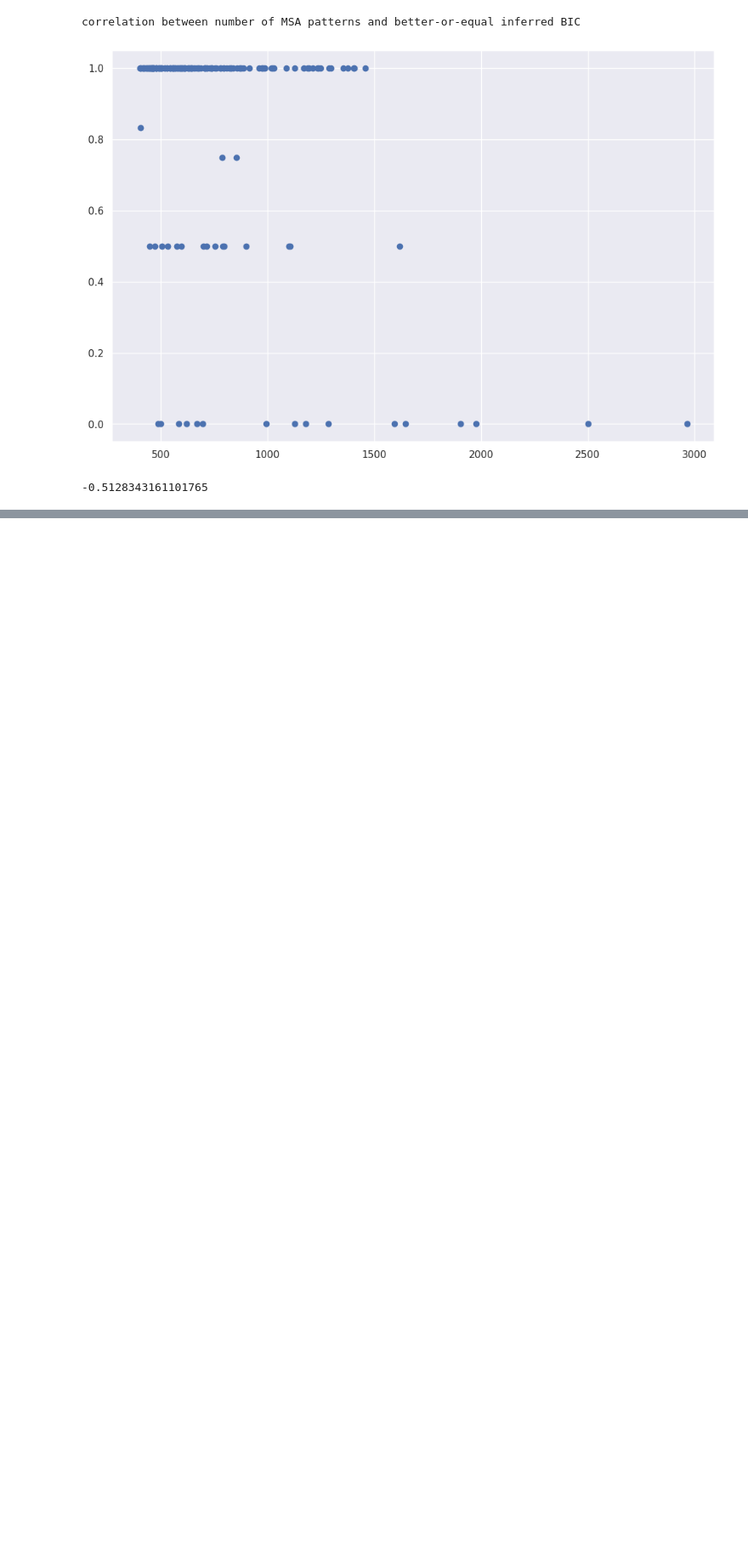
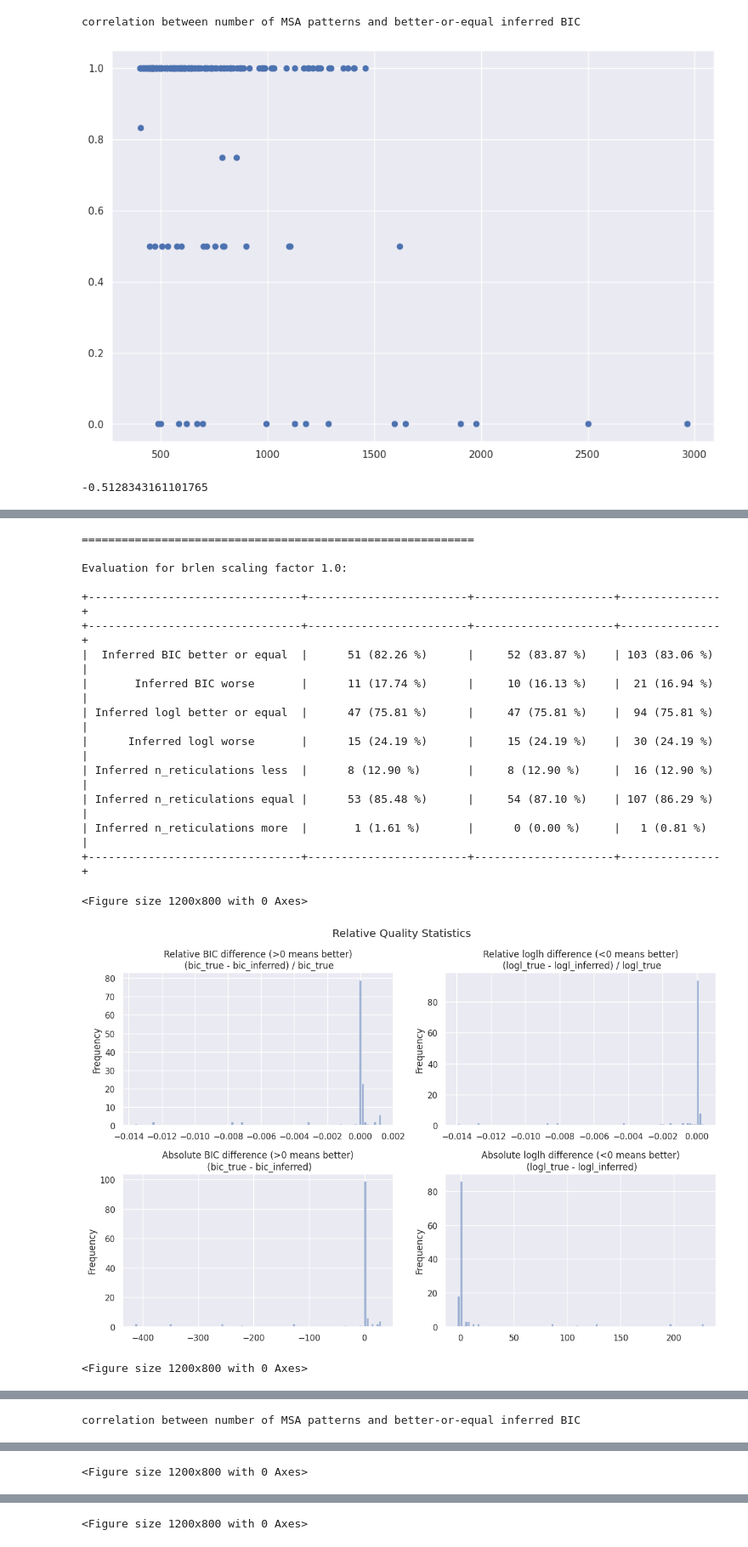
Before and after one commit to lutteropp/NetRAX, a Jupyter notebook: simulator/src/network/logic/report_notebook.ipynb, the cells around one changed output, grey strips where cells are left out. Shown at 85% size. Drawn from its saved outputs; the diff is of its cells as text; code cells hidden in the pictures; blank space fills up the shorter version.

```diff
--- a/simulator/src/network/logic/report_notebook.ipynb
+++ b/simulator/src/network/logic/report_notebook.ipynb
@@ -122,0 +176,26 @@ correlation between number of MSA patterns and better-or-equal inferred BIC
+# %%
+if 'brlen_scaler' in df_nonweird_random:
+    scalers = df_nonweird_random.brlen_scaler.unique()
+    for scaler in scalers:
+        print("===========================================================\n")
+        print("Evaluation for brlen scaling factor " + str(scaler) + ":\n")
+        df_nonweird_random_scaled = df_nonweird_random.query('brlen_scaler == ' + str(scaler))
+        show_plots(df_nonweird_random_scaled)
+# %% [output]
+===========================================================
+
+Evaluation for brlen scaling factor 1.0:
+
++--------------------------------+------------------------+---------------------+---------------+
++--------------------------------+------------------------+---------------------+---------------+
+|  Inferred BIC better or equal  |      51 (82.26 %)      |     52 (83.87 %)    | 103 (83.06 %) |
+|       Inferred BIC worse       |      11 (17.74 %)      |     10 (16.13 %)    |  21 (16.94 %) |
+| Inferred logl better or equal  |      47 (75.81 %)      |     47 (75.81 %)    |  94 (75.81 %) |
+|      Inferred logl worse       |      15 (24.19 %)      |     15 (24.19 %)    |  30 (24.19 %) |
+| Inferred n_reticulations less  |      8 (12.90 %)       |     8 (12.90 %)     |  16 (12.90 %) |
+| Inferred n_reticulations equal |      53 (85.48 %)      |     54 (87.10 %)    | 107 (86.29 %) |
+| Inferred n_reticulations more  |       1 (1.61 %)       |      0 (0.00 %)     |   1 (0.81 %)  |
++--------------------------------+------------------------+---------------------+---------------+
+<Figure size 1200x800 with 0 Axes>
+[figure, added]
+<Figure size 1200x800 with 0 Axes>
@@ -122,0 +203 @@ correlation between number of MSA patterns and better-or-equal inferred BIC
+correlation between number of MSA patterns and better-or-equal inferred BIC
@@ -122,0 +220 @@ correlation between number of MSA patterns and better-or-equal inferred BIC
+<Figure size 1200x800 with 0 Axes>
@@ -122,0 +222 @@ correlation between number of MSA patterns and better-or-equal inferred BIC
+<Figure size 1200x800 with 0 Axes>
```
Also changed, not shown: parts of 4 cells of this notebook.
